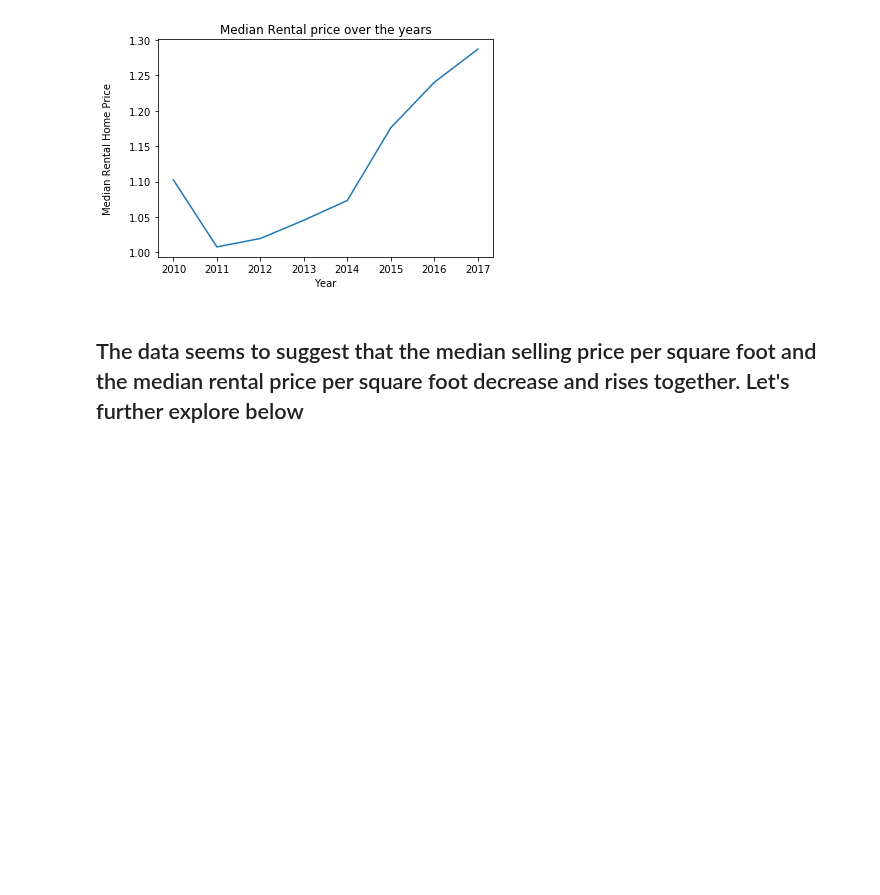
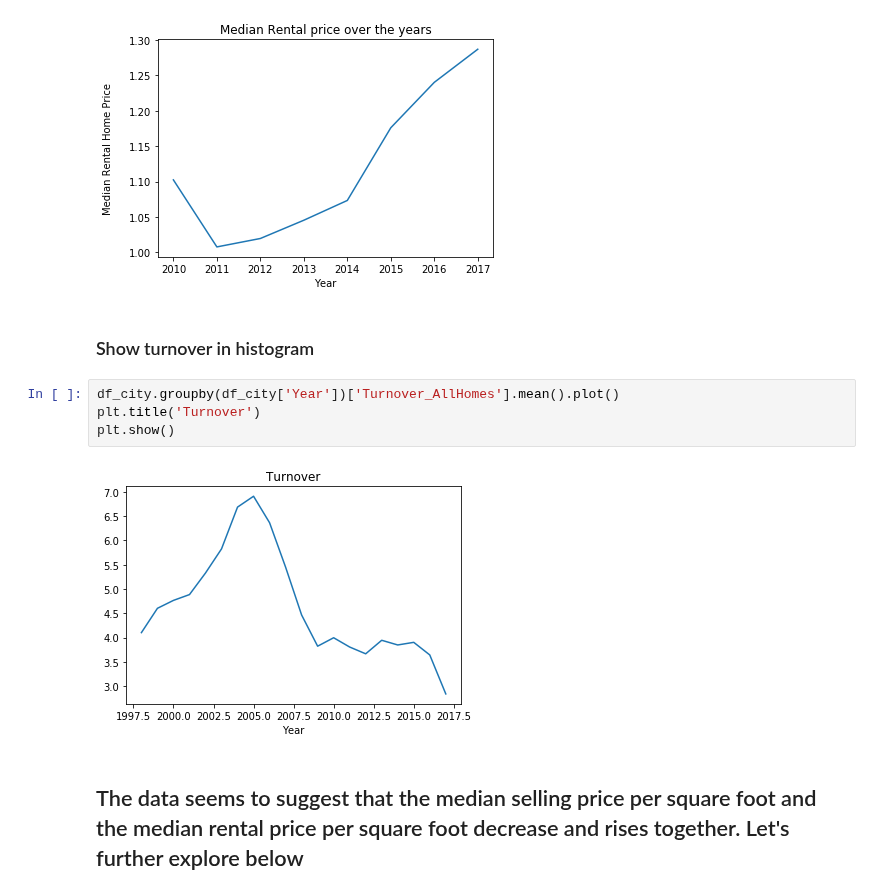
Before and after one commit to dannylo1992/zillow_data, a Jupyter notebook: zillow_housing_data.ipynb, the cells around one changed output. Drawn from its saved outputs; the diff is of its cells as text; blank space fills up the shorter version.

```diff
--- a/zillow_housing_data.ipynb
+++ b/zillow_housing_data.ipynb
@@ -53,6 +71,14 @@ plt.ylabel('Median Rental Home Price\n')
 plt.show()
 # %% [output]
 [figure]
+# %% [markdown]
+### Show turnover in histogram
+# %%
+df_city.groupby(df_city['Year'])['Turnover_AllHomes'].mean().plot()
+plt.title('Turnover')
+plt.show()
+# %% [output]
+[figure, added]
 # %% [markdown]
 ## The data seems to suggest that the median selling price per square foot and the median rental price per square foot decrease and rises together. Let's further explore below
 # %%
```
Also changed, not shown: parts of 9 cells of this notebook.
